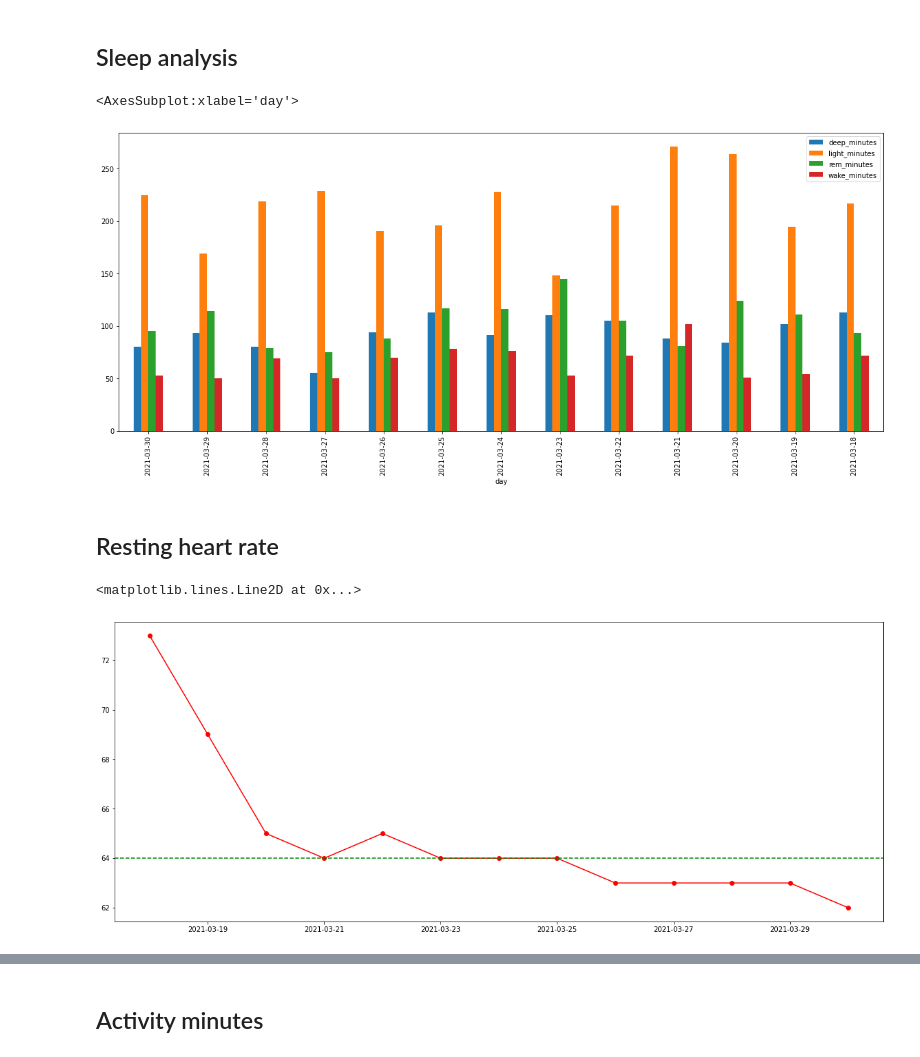
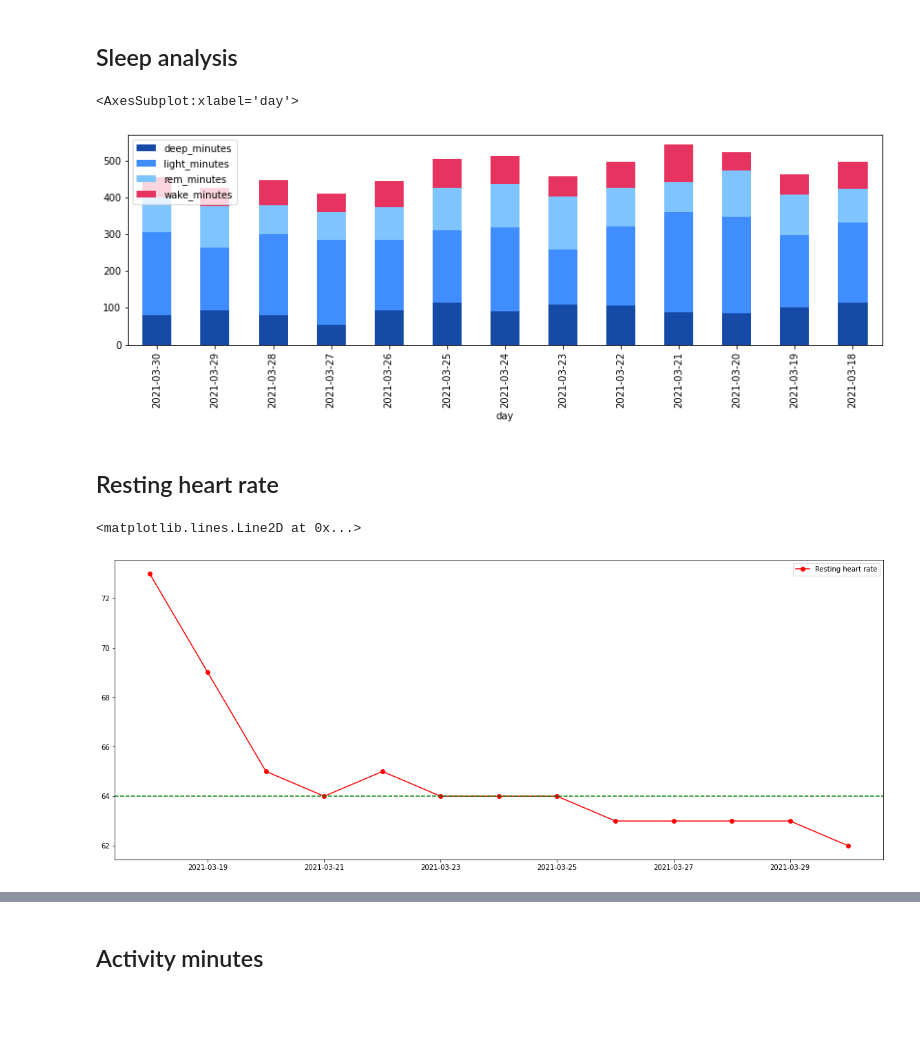
Before and after one commit to arpanghosh8453/public-programs, a Jupyter notebook: Fitbit Data Analyzer/Fitbit HR analyzer.ipynb, the cells around one changed output, grey strips where cells are left out. Cells and saved outputs as stored; diff of their text form; code cells hidden in the pictures; blank space fills up the shorter version.

```diff
--- a/Fitbit Data Analyzer/Fitbit HR analyzer.ipynb
+++ b/Fitbit Data Analyzer/Fitbit HR analyzer.ipynb
@@ -81,10 +81,11 @@ for i in range(len(response['sleep'])):
 sleep_df = pd.DataFrame(combined_list)
 # %%
 #Plotting data
-sleep_df.set_index('day').plot(kind = 'bar')
+plt.rcParams["figure.figsize"]=14,4
+sleep_df.set_index('day').plot(kind='bar', stacked=True, color=['#154BA6', '#3F8DFF', '#7EC4FF', '#E73360'])
 # %% [output]
 <AxesSubplot:xlabel='day'>
-[figure, old version]
+[figure, new version]
 # %% [markdown]
 <h2>Resting heart rate</h2>
 # %%
@@ -104,11 +105,12 @@ resting_HR_df.set_index("dateTime", inplace = True)
 plt.rcParams["figure.figsize"]=20,8
 #plt.ylim((60,75))
 #plt.grid()
-plt.plot(resting_HR_df,linestyle='-', marker='o', color='r')
+plt.plot(resting_HR_df,linestyle='-', marker='o', color='r', label = "Resting heart rate")
+plt.legend()
 plt.axhline(y = resting_HR_df.resting_HR.median(), color = 'g', linestyle = 'dashed')
 # %% [output]
 <matplotlib.lines.Line2D at 0x...>
-[figure, old version]
+[figure, new version]
 # %%
 start = pd.Timestamp(resting_HR_df.index[0])
 end = pd.Timestamp(resting_HR_df.index[-1])
```
Also changed, not shown: parts of 19 cells of this notebook, 1 other file.
